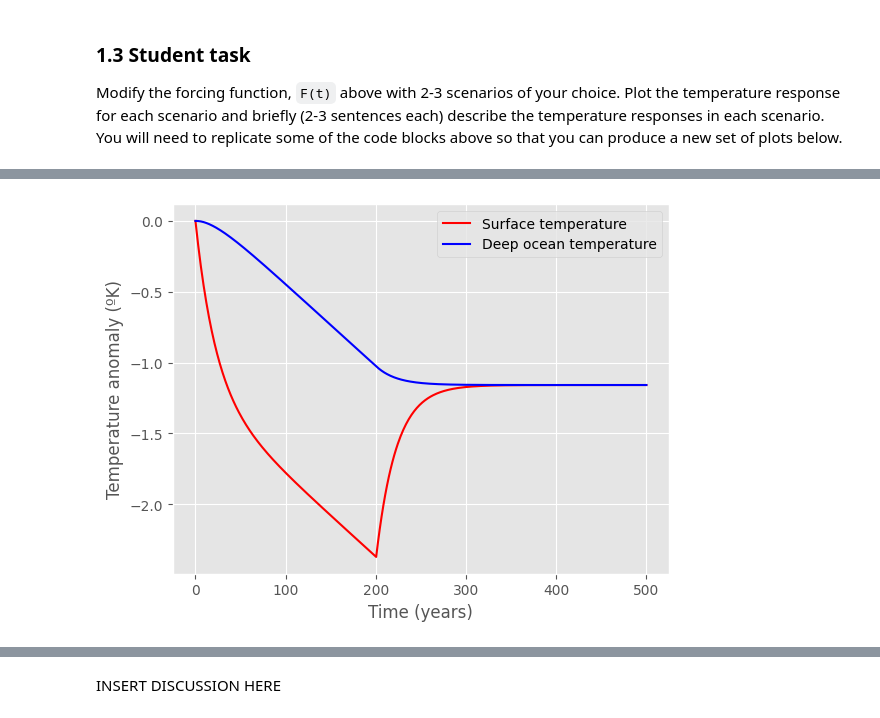
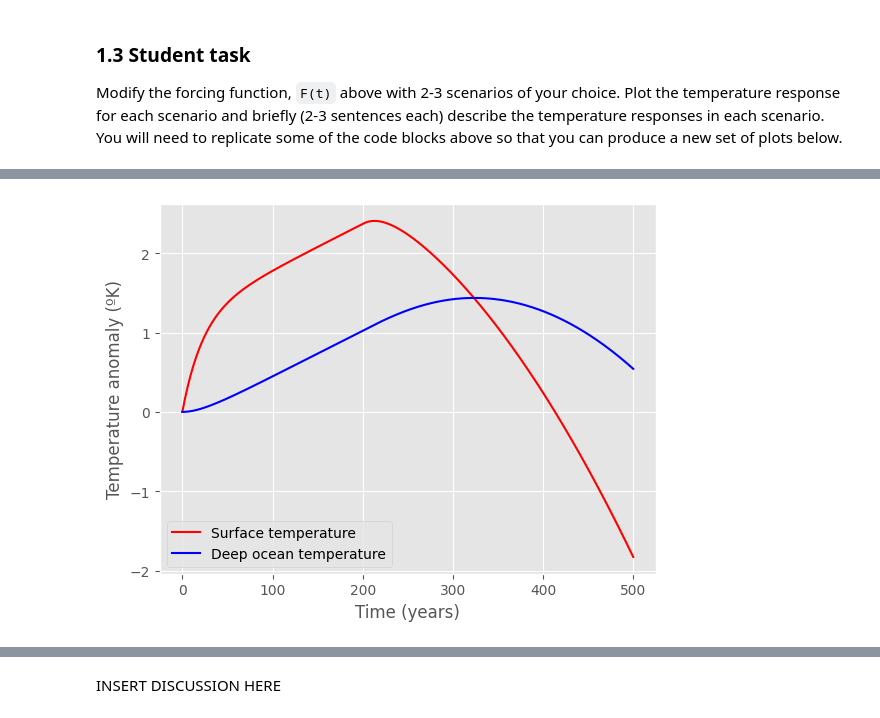
Before and after one commit to JefPhilippe/QCES, a Jupyter notebook: Project1_numerical_methods.ipynb, the cells around one changed output, grey strips where cells are left out. Drawn from its saved outputs; the diff is of its cells as text; code cells hidden in the pictures.

```diff
--- a/Project1_numerical_methods.ipynb
+++ b/Project1_numerical_methods.ipynb
@@ -63,7 +63,7 @@ Finally, we are ready to create a for loop to timestep the equations listed at t
 Fill in the interior of the for loop to timestep the equations from the start of Section 1 using the Explicit Euler method.
 # %%
 for i in range(0, Nt-1):
-    T[i+1] = T[i] + dt * (F(i) - gamma * (T[i] - theta[i])) / C_s
+    T[i+1] = T[i] + dt * (F(t[i]) - gamma * (T[i] - theta[i])) / C_s
     theta[i+1] = theta[i] + gamma * (dt / C_d) * (T[i] - theta[i])
 # %% [markdown]
 After you are finished, run the cell below to plot the results
@@ -125,5 +129,0 @@ def plot_scenario(F):
-# %%
-def F1(t):
-    return np.sin(t/20)
-
-plot_scenario(F1)
@@ -160,7 +130,10 @@ print(f"The middle elements are: {middle_elements_even}")
 # %%
 def F1(t):
-    return -1 if t < 200 else 0
+    if t < 200: # constant positive forcing for 200 years
+        return 1
+    else:
+        return 1 - 0.01*(t-200) # linear decrease in forcing, which becomes negative t=300
 
 plot_scenario(F1)
 # %% [output]
-[figure, old version]
+[figure, new version]
```
Also changed, not shown: parts of 10 cells of this notebook.
